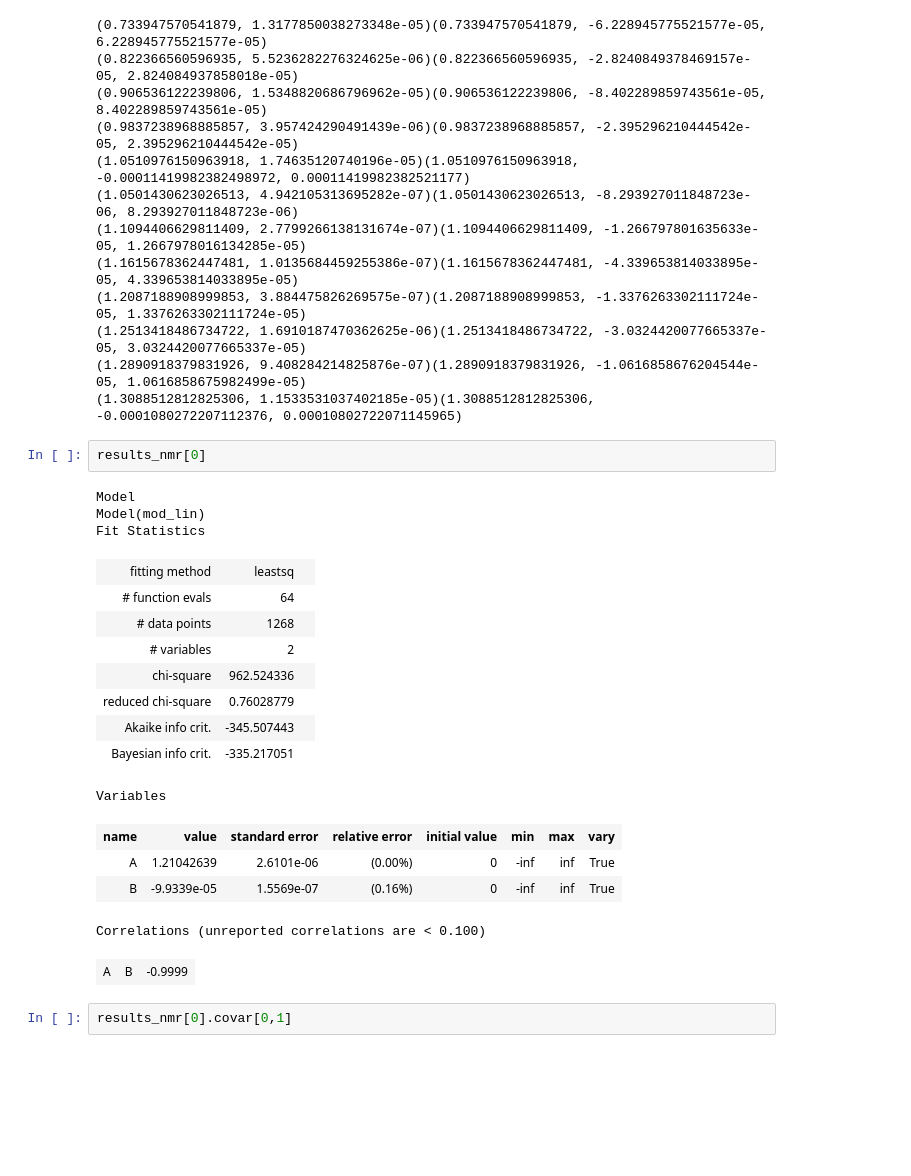
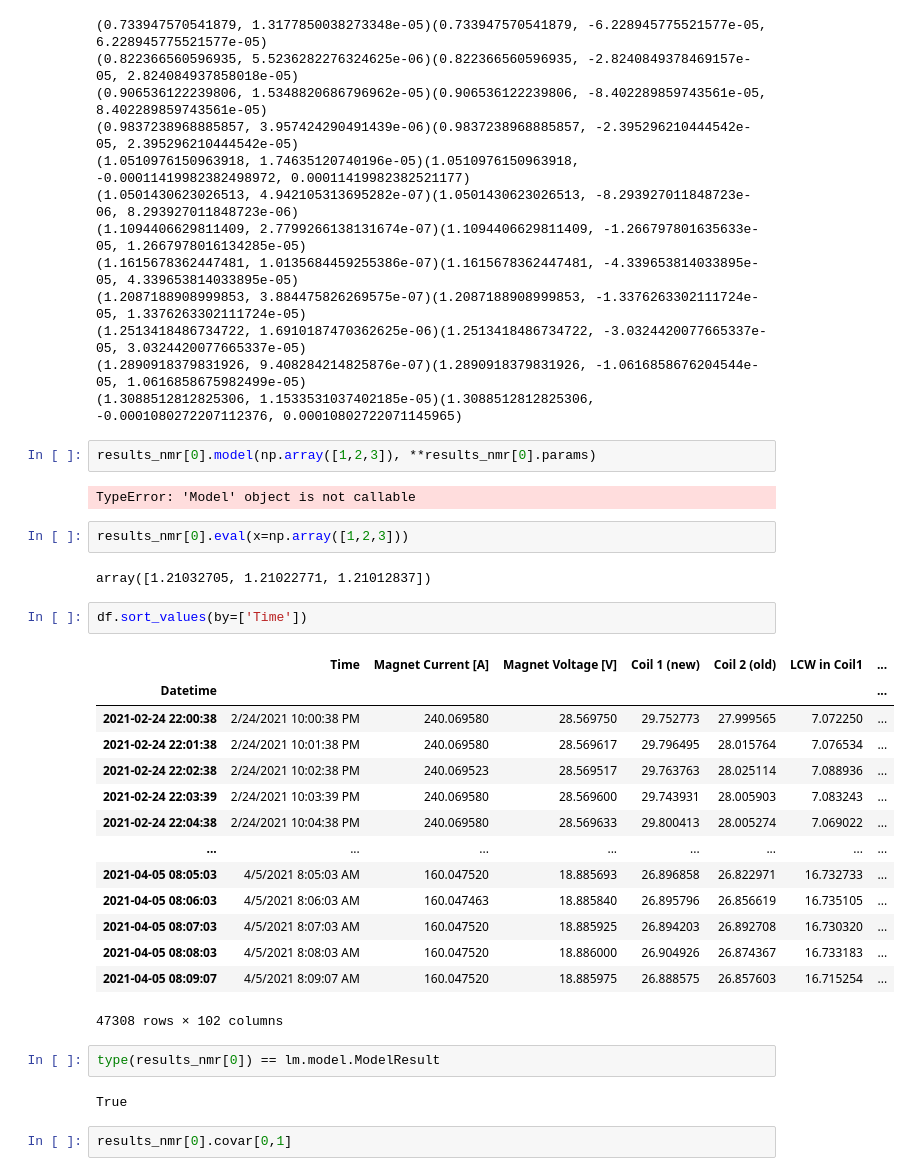
Before and after one commit to ckampa13/hallprobecalib, a Jupyter notebook: scripts/magnet_ramp_Feb_2021/Scratch-Loading_Processed_Data.ipynb, the cells around one changed output. Drawn from its saved outputs; the diff is of its cells as text; blank space fills up the shorter version.

```diff
--- a/scripts/magnet_ramp_Feb_2021/Scratch-Loading_Processed_Data.ipynb
+++ b/scripts/magnet_ramp_Feb_2021/Scratch-Loading_Processed_Data.ipynb
@@ -202,26 +336,35 @@ for i,result in results_nmr.items():
 (1.2513418486734722, 1.6910187470362625e-06)(1.2513418486734722, -3.0324420077665337e-05, 3.0324420077665337e-05)
 (1.2890918379831926, 9.408284214825876e-07)(1.2890918379831926, -1.0616858676204544e-05, 1.0616858675982499e-05)
 (1.3088512812825306, 1.1533531037402185e-05)(1.3088512812825306, -0.0001080272207112376, 0.00010802722071145965)
-# %%
-results_nmr[0]
-# %% [output]
-Model
-Model(mod_lin)
-Fit Statistics
-| fitting method | leastsq |  |
-| # function evals | 64 |  |
-| # data points | 1268 |  |
-| # variables | 2 |  |
-| chi-square | 962.524336 |  |
-| reduced chi-square | 0.76028779 |  |
-| Akaike info crit. | -345.507443 |  |
-| Bayesian info crit. | -335.217051 |  |
-Variables
-| name | value | standard error | relative error | initial value | min | max | vary |
-| A | 1.21042639 | 2.6101e-06 | (0.00%) | 0 | -inf | inf | True |
-| B | -9.9339e-05 | 1.5569e-07 | (0.16%) | 0 | -inf | inf | True |
-Correlations (unreported correlations are < 0.100)
-| A | B | -0.9999 |
+# %%
+results_nmr[0].model(np.array([1,2,3]), **results_nmr[0].params)
+# %% [output]
+TypeError: 'Model' object is not callable
+# %%
+results_nmr[0].eval(x=np.array([1,2,3]))
+# %% [output]
+array([1.21032705, 1.21022771, 1.21012837])
+# %%
+df.sort_values(by=['Time'])
+# %% [output]
+|  | Time | Magnet Current [A] | Magnet Voltage [V] | Coil 1 (new) | Coil 2 (old) | LCW in Coil1 | ... |
+| Datetime |  |  |  |  |  |  | ... |
+| 2021-02-24 22:00:38 | 2/24/2021 10:00:38 PM | 240.069580 | 28.569750 | 29.752773 | 27.999565 | 7.072250 | ... |
+| 2021-02-24 22:01:38 | 2/24/2021 10:01:38 PM | 240.069580 | 28.569617 | 29.796495 | 28.015764 | 7.076534 | ... |
+| 2021-02-24 22:02:38 | 2/24/2021 10:02:38 PM | 240.069523 | 28.569517 | 29.763763 | 28.025114 | 7.088936 | ... |
+| 2021-02-24 22:03:39 | 2/24/2021 10:03:39 PM | 240.069580 | 28.569600 | 29.743931 | 28.005903 | 7.083243 | ... |
+| 2021-02-24 22:04:38 | 2/24/2021 10:04:38 PM | 240.069580 | 28.569633 | 29.800413 | 28.005274 | 7.069022 | ... |
+| ... | ... | ... | ... | ... | ... | ... | ... |
+| 2021-04-05 08:05:03 | 4/5/2021 8:05:03 AM | 160.047520 | 18.885693 | 26.896858 | 26.822971 | 16.732733 | ... |
+| 2021-04-05 08:06:03 | 4/5/2021 8:06:03 AM | 160.047463 | 18.885840 | 26.895796 | 26.856619 | 16.735105 | ... |
+| 2021-04-05 08:07:03 | 4/5/2021 8:07:03 AM | 160.047520 | 18.885925 | 26.894203 | 26.892708 | 16.730320 | ... |
+| 2021-04-05 08:08:03 | 4/5/2021 8:08:03 AM | 160.047520 | 18.886000 | 26.904926 | 26.874367 | 16.733183 | ... |
+| 2021-04-05 08:09:07 | 4/5/2021 8:09:07 AM | 160.047520 | 18.885975 | 26.888575 | 26.857603 | 16.715254 | ... |
+47308 rows × 102 columns
+# %%
+type(results_nmr[0]) == lm.model.ModelResult
+# %% [output]
+True
 # %%
 results_nmr[0].covar[0,1]
 # %% [output]
```
Also changed, not shown: parts of 18 cells of this notebook, 7 other files.
